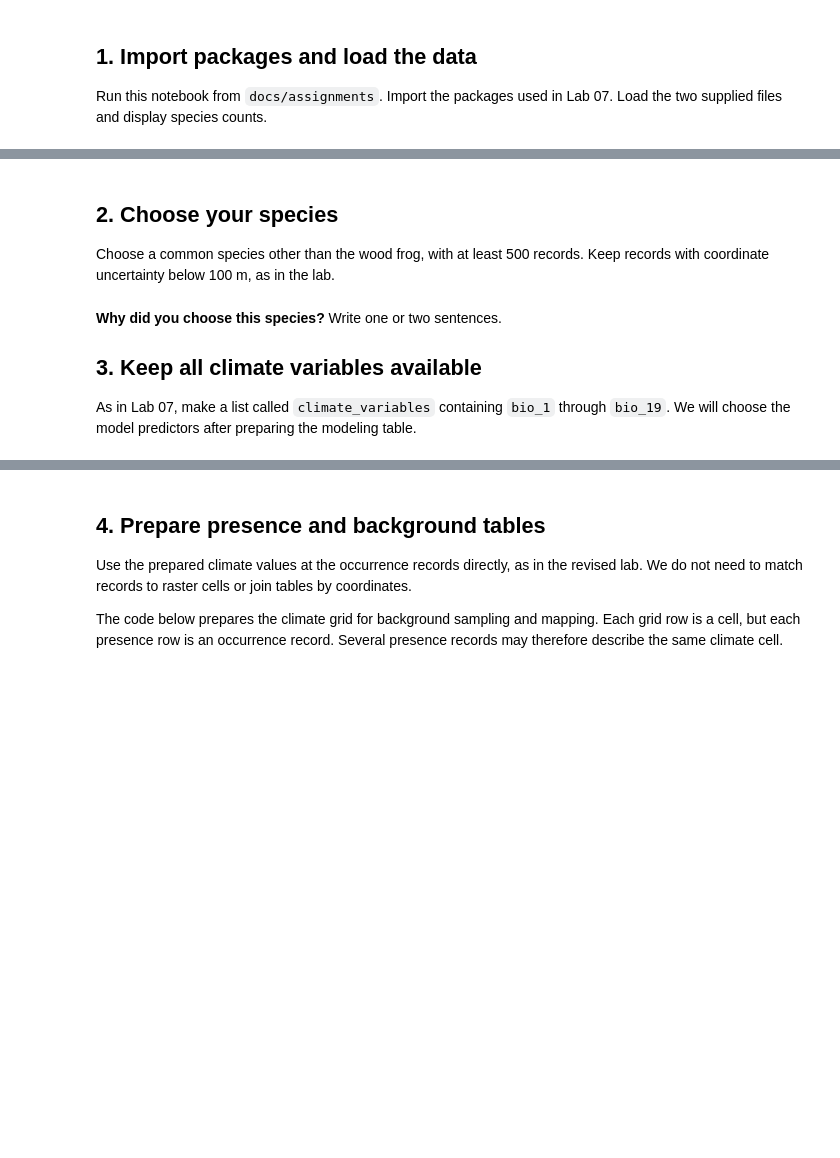
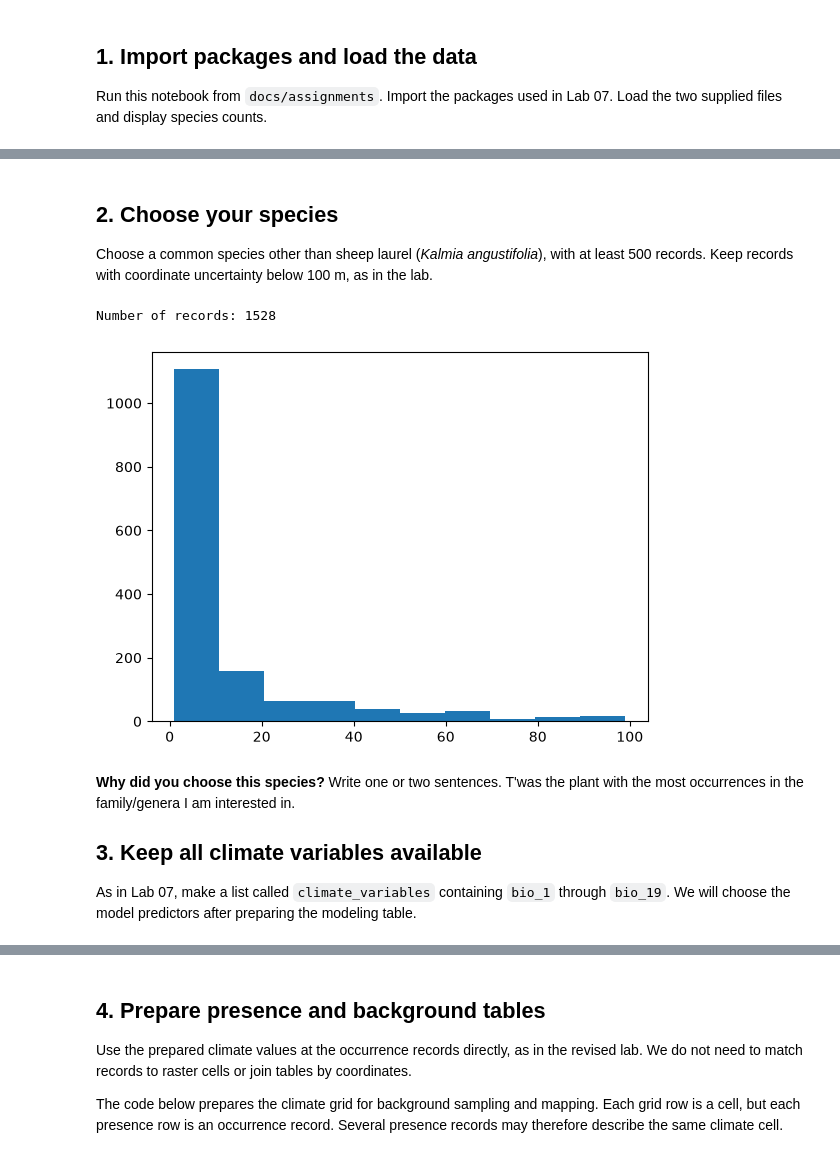
Before and after one commit to Braeclin/BIO597-SpatialBiodiversity, a Jupyter notebook: docs/assignments/Assignment-07-MachineLearningSDM.ipynb, the cells around one changed output, grey strips where cells are left out. Cells and saved outputs as stored; diff of their text form; code cells hidden in the pictures; blank space fills up the shorter version.

```diff
--- a/docs/assignments/Assignment-07-MachineLearningSDM.ipynb
+++ b/docs/assignments/Assignment-07-MachineLearningSDM.ipynb
@@ -15,7 +25,8 @@ Run this notebook from `docs/assignments`. Import the packages used in Lab 07. L
 # %%
 # Import the packages used in Lab 07.
 
-amphibians = gpd.read_file("../data/amphibians+bioclim.geojson")
+plants = gpd.read_file("../data/plants+bioclim.geojson")
 climate = xr.open_dataset("../data/maine_bioclim.nc")
 
 # Display species counts.
+plants["species"].value_counts().head(12)
@@ -22,4 +45,4 @@ climate = xr.open_dataset("../data/maine_bioclim.nc")
 # %% [markdown]
 ## 2. Choose your species
 
-Choose a common species other than the wood frog, with at least 500 records. Keep records with coordinate uncertainty below 100 m, as in the lab.
+Choose a common species other than sheep laurel (*Kalmia angustifolia*), with at least 500 records. Keep records with coordinate uncertainty below 100 m, as in the lab.
@@ -31,5 +49,18 @@ target_species = "YOUR SPECIES HERE"
+# %%
+target_species = "Kalmia angustifolia"
+presence = plants[plants["species"] == target_species].copy()
+presence = presence[presence["coordinateUncertaintyInMeters"] < 100].copy()
+
+print("Number of records:", len(presence))
+
+# Inspect the distribution of coordinate uncertainty
+_ = plt.hist(presence["coordinateUncertaintyInMeters"])
+# %% [output]
+Number of records: 1528
+[figure, added]
 # %% [markdown]
 **Why did you choose this species?** Write one or two sentences.
+T'was the plant with the most occurrences in the family/genera I am interested in.
 
 ## 3. Keep all climate variables available
 
```
Also changed, not shown: parts of 24 cells of this notebook.
